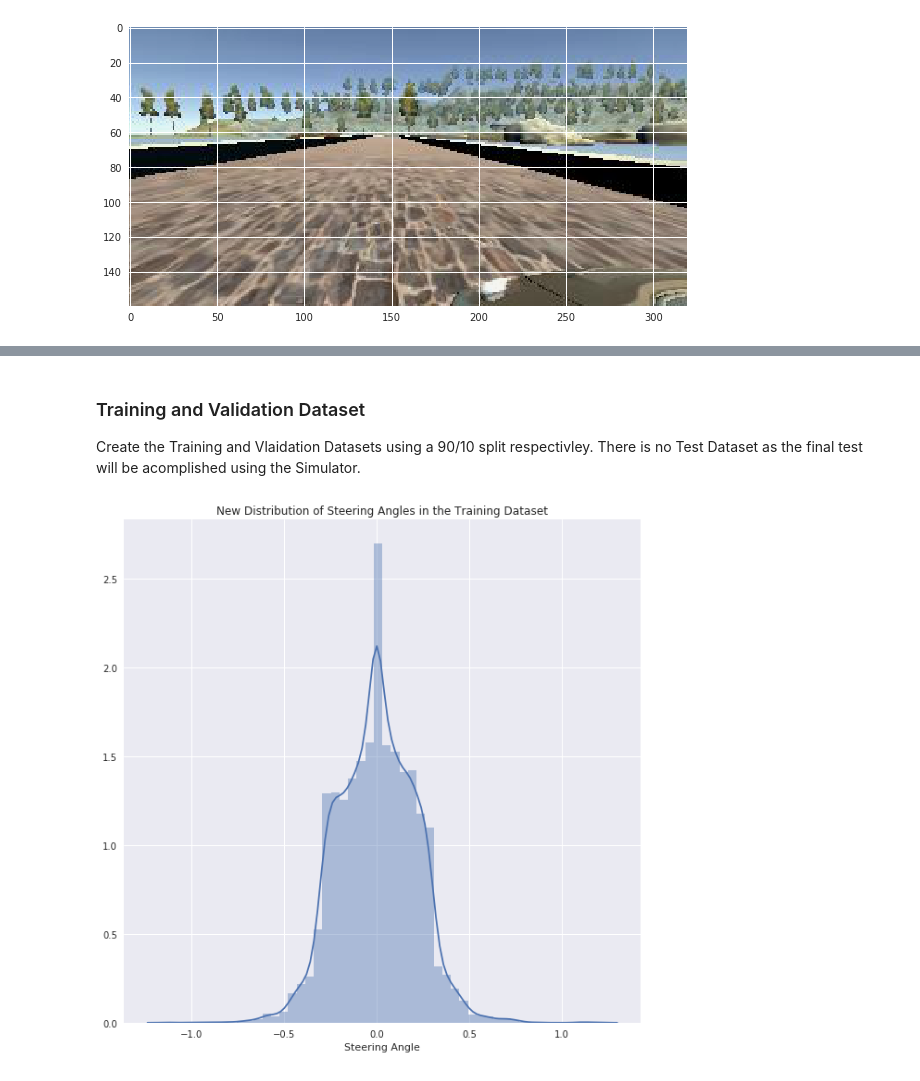
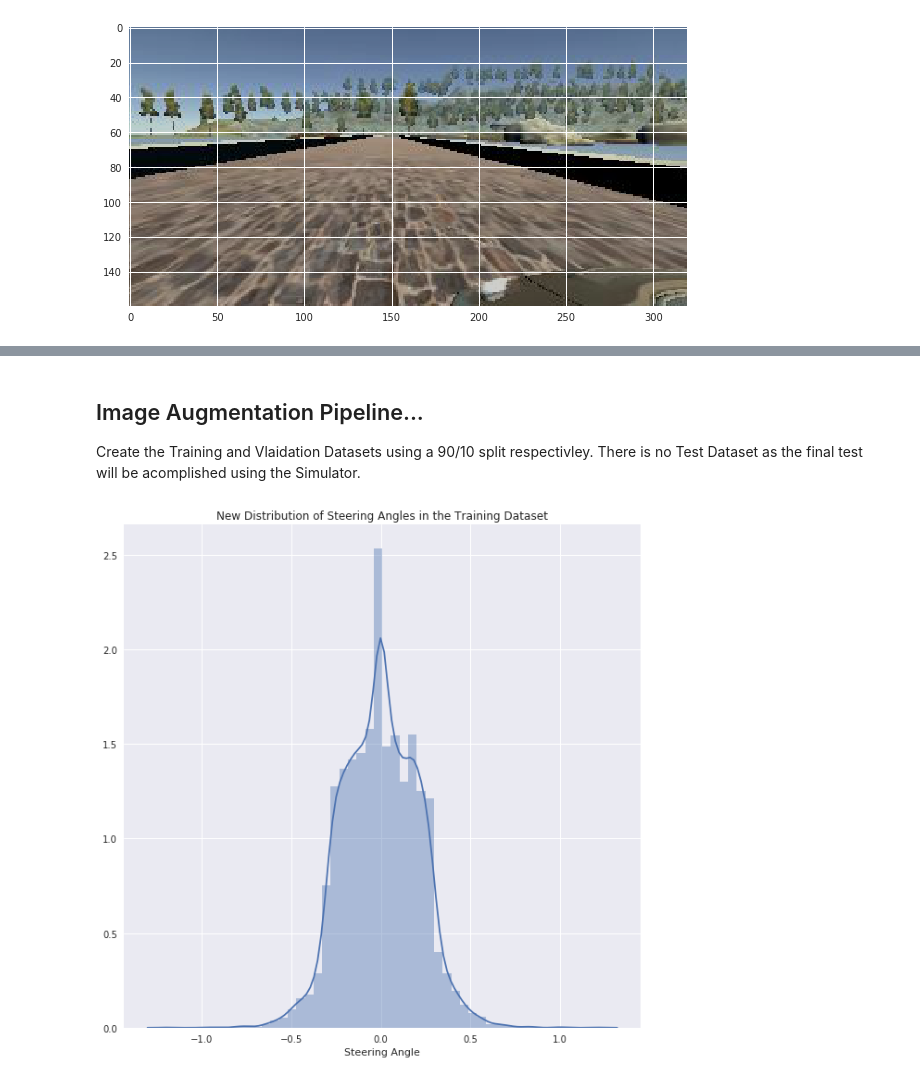
Before and after one commit to darkreapyre/RoboStig, a Jupyter notebook: Notebooks/Prototype.ipynb, the cells around one changed output, grey strips where cells are left out. Cells and saved outputs as stored; diff of their text form; code cells hidden in the pictures.

```diff
--- a/Notebooks/Prototype.ipynb
+++ b/Notebooks/Prototype.ipynb
@@ -255,5 +250,5 @@ plt.imshow(distort(img));
 # %% [markdown]
-### Training and Validation Dataset
+## Image Augmentation Pipeline...
 Create the Training and Vlaidation Datasets using a 90/10 split respectivley. There is no Test Dataset as the final test will be acomplished using the Simulator.
 # %%
 # Batch Image Generator
@@ -302,10 +294,12 @@ X_valid, y_valid = aug_pipeline('data', X_valid, y_valid, len(X_valid), False)
+# %%
+X_sample, y_sample = aug_pipeline('data', X, y, len(X), True)
 # %%
 # Plot New Distribution of training examples
-fig = sns.distplot(y_train)
+fig = sns.distplot(y_sample)
 plt.xlabel("Steering Angle")
 plt.title("New Distribution of Steering Angles in the Training Dataset")
 plt.show(fig);
 # %% [output]
-[figure, old version]
+[figure, new version]
 # %% [markdown]
 As can be seen from the sample datatset, the disribution of steering angles is more uniform. Next we create the datasets for the model and upload them to S3.
```
Also changed, not shown: parts of 22 cells of this notebook, 1 other file.
